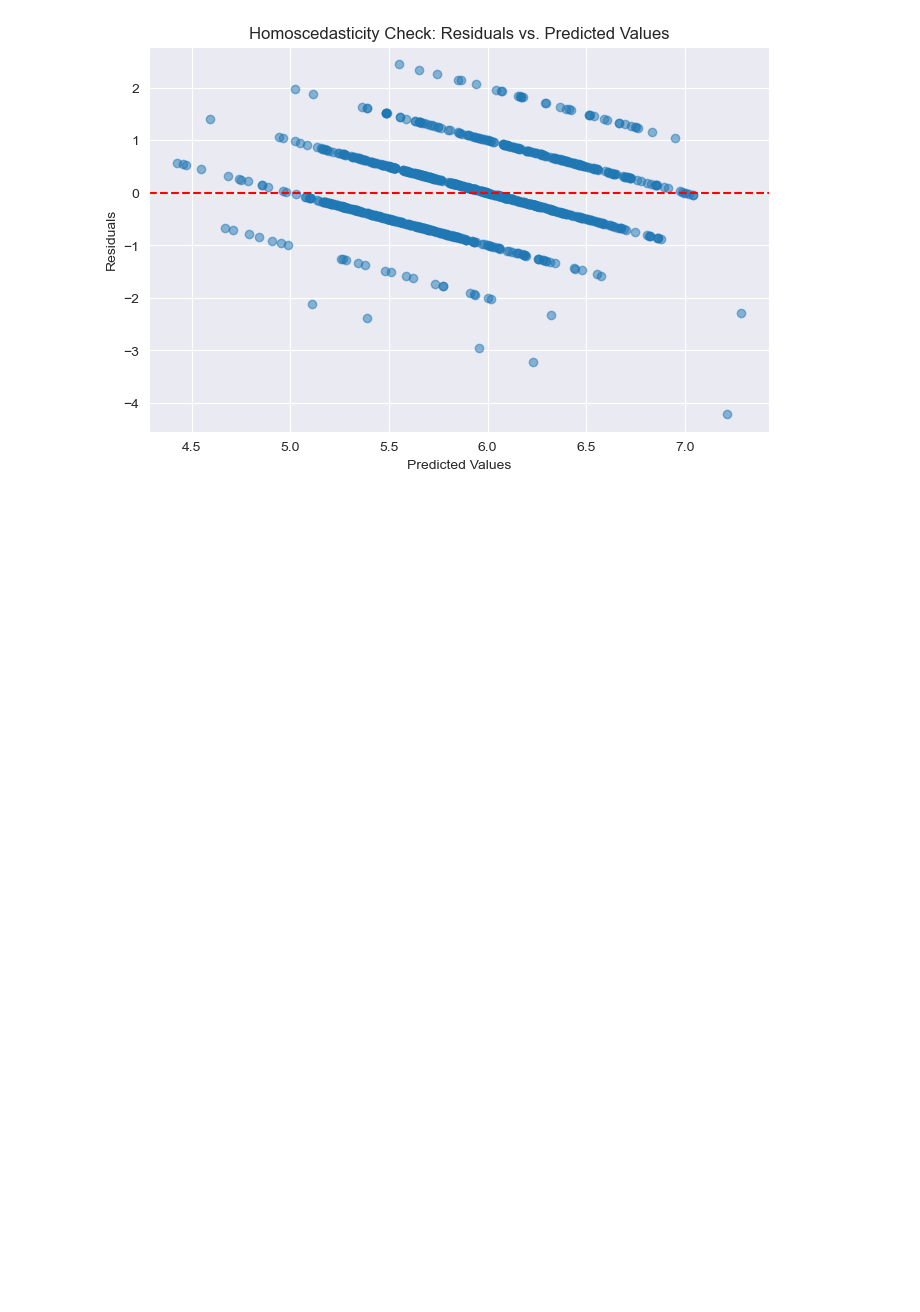
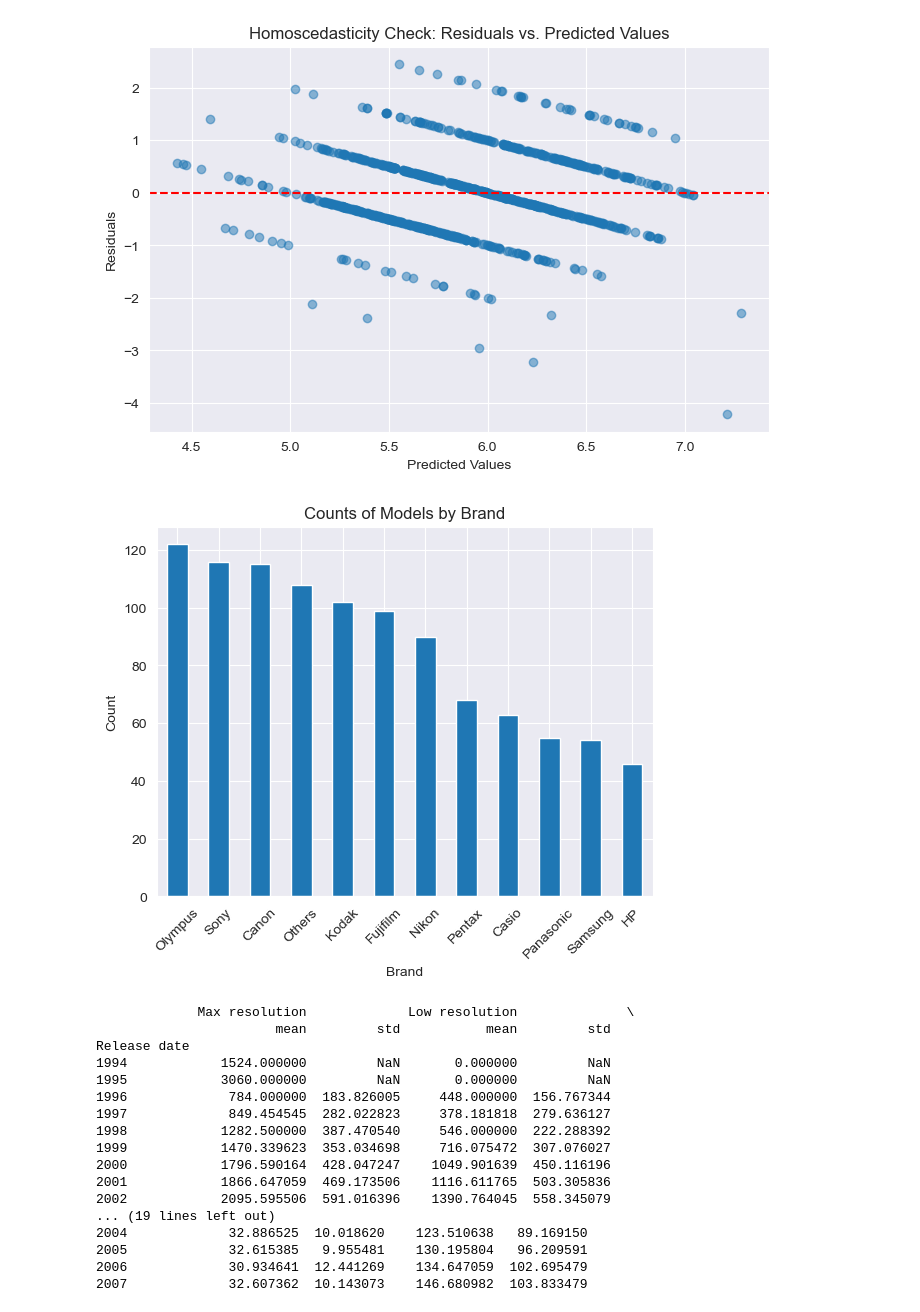
Before and after one commit to shirleychen003/inf412_a3, a Jupyter notebook: inf412a3.ipynb, the cells around one changed output. Drawn from its saved outputs; the diff is of its cells as text; code cells hidden in the pictures; blank space fills up the shorter version.

Commit message:
question2

```diff
--- a/inf412a3.ipynb
+++ b/inf412a3.ipynb
@@ -161,3 +173,67 @@ Variance Inflation Factor (VIF):
 [figure]
 [figure]
 [figure]
+# %%
+# QUESTION 2: DATA WRANGLING
+## TASK 1
+### Load the dataset and remove any leading spaces
+camera_data = pd.read_csv("camera.csv", delimiter=",")
+camera_data.columns = camera_data.columns.str.strip()
+
+### Create a Brand column, extract brand names from the 'Model' column (assuming first word is the brand)
+camera_data['Brand'] = camera_data['Model'].apply(lambda x: str(x).split()[0])
+
+### Name all brands that are lower than 3% in number of models as one category “others”
+brand_counts = camera_data['Brand'].value_counts()
+threshold = 0.03 * len(camera_data)
+camera_data['Brand'] = camera_data['Brand'].apply(lambda x: 'Others' if brand_counts[x] < threshold else x)
+
+### Use this revised dataset to develop a bar chart to show the counts of models by brand.
+camera_data['Brand'].value_counts().plot(kind='bar', title='Counts of Models by Brand')
+plt.xlabel('Brand')
+plt.ylabel('Count')
+plt.xticks(rotation=45)
+plt.show()
+
+### Calculate and report the mean and standard deviation values for the ‘Max resolution’, ‘Low resolution’, ‘Zoom wide (W)’, and ‘Zoom Tele (T)’ columns within each year (‘Release date’)
+mean_sd = camera_data.groupby('Release date').agg({'Max resolution': ['mean', 'std'],
+                                                   'Low resolution': ['mean', 'std'],
+                                                   'Zoom wide (W)': ['mean', 'std'],
+                                                   'Zoom tele (T)': ['mean', 'std']})
+print(mean_sd)
+
+## TASK 2
+### For every column that is numerical type, keep only the rows where the condition value >30 is satisfied.
+numerical_cols = camera_data.select_dtypes(include=['number']).columns
+camera_data = camera_data[(camera_data[numerical_cols] > 30).all(axis=1)]
+
+### Filter rows from columns that start with letter ‘z’ or end with a letter ‘e’, where for all the selected columns, the values are strictly superior to 30.
+selected_cols = [col for col in camera_data.columns if col.startswith('z') or col.endswith('e')]
+if selected_cols:
+    camera_data = camera_data[(camera_data[selected_cols] > 30).all(axis=1)]
+
+### Keep only rows that price is bigger than 350 for selected Brands ‘Olympus’, ‘Sony’,‘Canon’, ‘Kodak’, and ‘Fujifilm.’
+selected_brands = ['Olympus', 'Sony', 'Canon', 'Kodak', 'Fujifilm']
+camera_data = camera_data[(camera_data['Brand'].isin(selected_brands)) & (camera_data['Price'] > 350)]
+
+### Output this revised dataset into a csv file. Submit it together with your PDF file.
+camera_data.to_csv('revised_camera_dataset.csv', index=False)
+# %% [output]
+[figure, added]
+             Max resolution             Low resolution              \
+                       mean         std           mean         std
+Release date
+1994            1524.000000         NaN       0.000000         NaN
+1995            3060.000000         NaN       0.000000         NaN
+1996             784.000000  183.826005     448.000000  156.767344
+1997             849.454545  282.022823     378.181818  279.636127
+1998            1282.500000  387.470540     546.000000  222.288392
+1999            1470.339623  353.034698     716.075472  307.076027
+2000            1796.590164  428.047247    1049.901639  450.116196
+2001            1866.647059  469.173506    1116.611765  503.305836
+2002            2095.595506  591.016396    1390.764045  558.345079
+... (19 lines left out)
+2004             32.886525  10.018620    123.510638   89.169150
+2005             32.615385   9.955481    130.195804   96.209591
+2006             30.934641  12.441269    134.647059  102.695479
+2007             32.607362  10.143073    146.680982  103.833479
```
Also changed, not shown: parts of 3 cells of this notebook, 1 other file.
